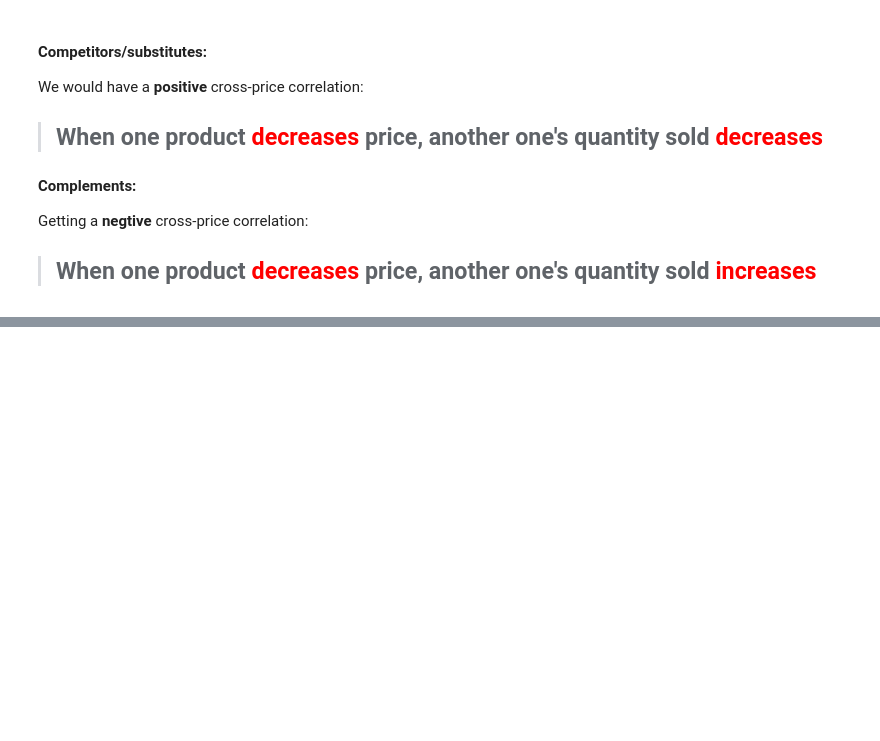
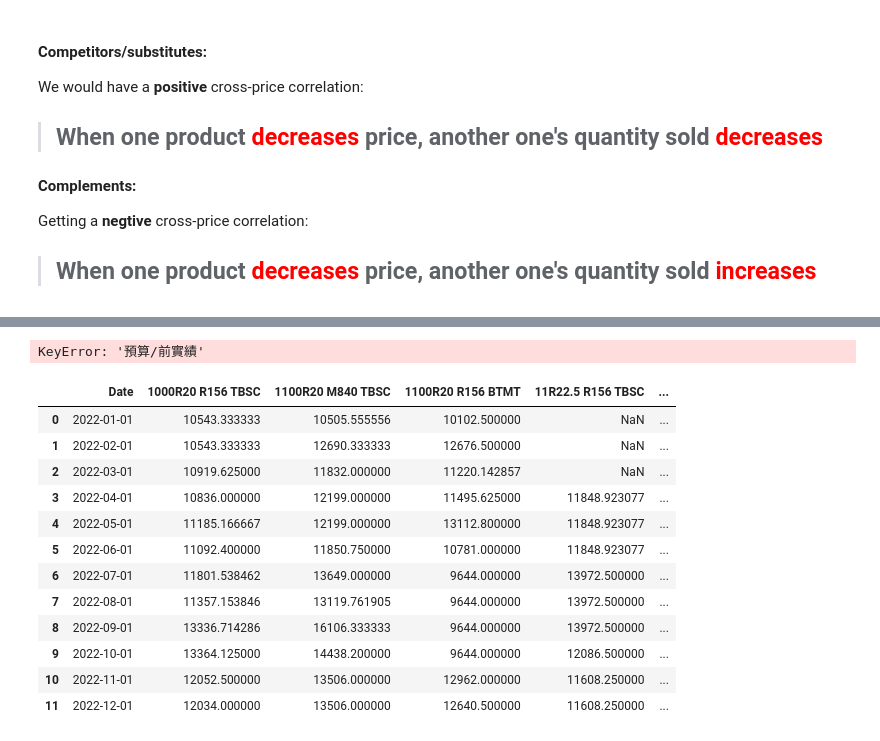
Before and after one commit to jimmyhsu1010/bridgestone_work_related, a Jupyter notebook: sales_related/Marketing相關/PED_analysis.ipynb, the cells around one changed output, grey strips where cells are left out. Drawn from its saved outputs; the diff is of its cells as text; code cells hidden in the pictures; blank space fills up the shorter version.

```diff
--- a/sales_related/Marketing相關/PED_analysis.ipynb
+++ b/sales_related/Marketing相關/PED_analysis.ipynb
@@ -71,0 +204,6 @@ result.pvalues
+# %%
+df = df[(df["預算/前實績"].isin(["21PY", "22ACT"])) & (df["國內市場財別"] == "TBR(G)") & (df["大通路分類"] == "REP")]
+df = df[~df["通路明細"].str.contains("AG| FLT| FT| OE")]
+data = df.copy()
+# %% [output]
+KeyError: '預算/前實績'
@@ -71,0 +217,4 @@ result.pvalues
+# %%
+data["name"] = data["商品代號"].map(tire_dict)
+# %%
+data["Date"] = pd.to_datetime(data["年月"], format="%Y%m")
@@ -71,0 +227,19 @@ result.pvalues
+# %%
+x_pivot = new_data.pivot(index="Date", columns="name", values="avg unit price")
+x_values = pd.DataFrame(x_pivot.to_records())
+x_values.fillna(method="ffill", inplace=True)
+x_values
+# %% [output]
+|  | Date | 1000R20 R156 TBSC | 1100R20 M840 TBSC | 1100R20 R156 BTMT | 11R22.5 R156 TBSC | ... |
+| 0 | 2022-01-01 | 10543.333333 | 10505.555556 | 10102.500000 | NaN | ... |
+| 1 | 2022-02-01 | 10543.333333 | 12690.333333 | 12676.500000 | NaN | ... |
+| 2 | 2022-03-01 | 10919.625000 | 11832.000000 | 11220.142857 | NaN | ... |
+| 3 | 2022-04-01 | 10836.000000 | 12199.000000 | 11495.625000 | 11848.923077 | ... |
+| 4 | 2022-05-01 | 11185.166667 | 12199.000000 | 13112.800000 | 11848.923077 | ... |
+| 5 | 2022-06-01 | 11092.400000 | 11850.750000 | 10781.000000 | 11848.923077 | ... |
+| 6 | 2022-07-01 | 11801.538462 | 13649.000000 | 9644.000000 | 13972.500000 | ... |
+| 7 | 2022-08-01 | 11357.153846 | 13119.761905 | 9644.000000 | 13972.500000 | ... |
+| 8 | 2022-09-01 | 13336.714286 | 16106.333333 | 9644.000000 | 13972.500000 | ... |
+| 9 | 2022-10-01 | 13364.125000 | 14438.200000 | 9644.000000 | 12086.500000 | ... |
+| 10 | 2022-11-01 | 12052.500000 | 13506.000000 | 12962.000000 | 11608.250000 | ... |
+| 11 | 2022-12-01 | 12034.000000 | 13506.000000 | 12640.500000 | 11608.250000 | ... |
```
Also changed, not shown: parts of 34 cells of this notebook, 2 other files.
